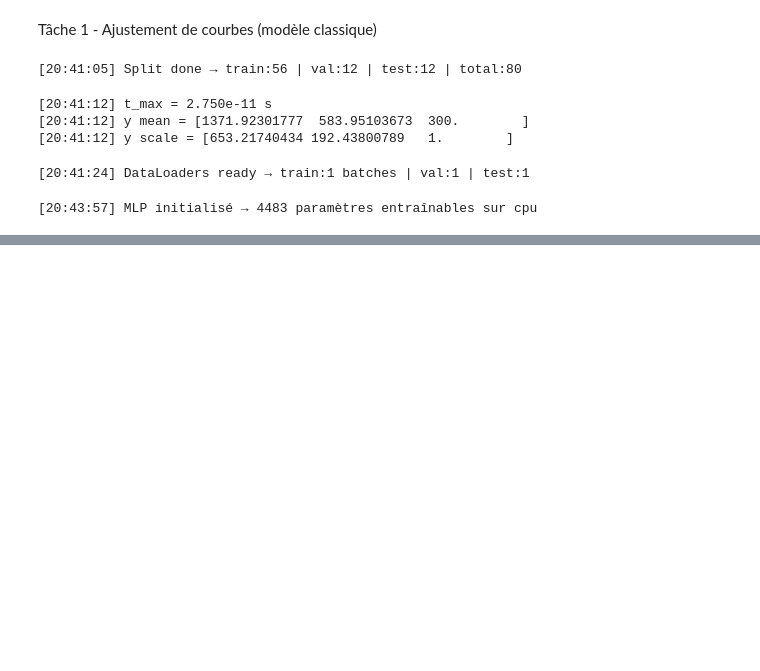
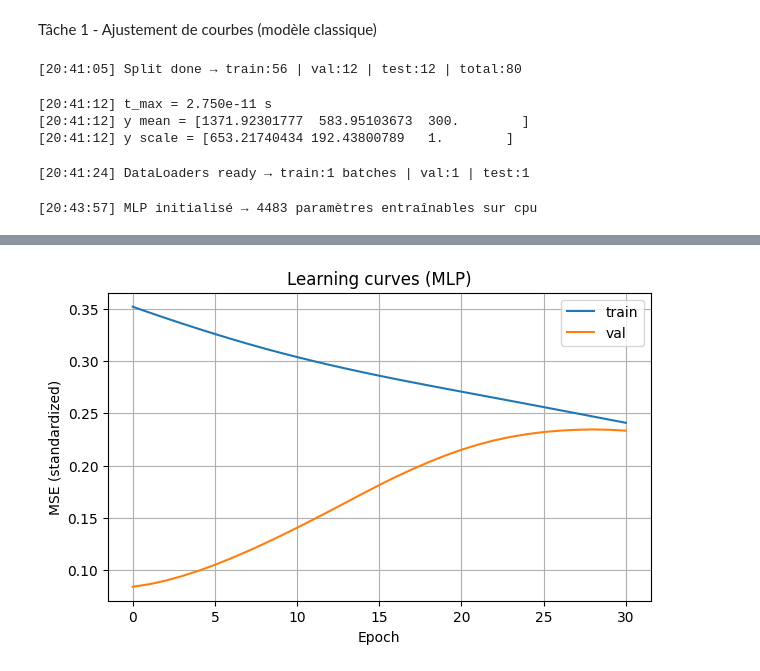
Before and after one commit to hassane-37/DeepLaser, a Jupyter notebook: deeplaser.ipynb, the cells around one changed output, grey strips where cells are left out. Cells and saved outputs as stored; diff of their text form; code cells hidden in the pictures; blank space fills up the shorter version.

Commit message:
visualisation learning curves

```diff
--- a/deeplaser.ipynb
+++ b/deeplaser.ipynb
@@ -225,0 +226,11 @@ log("Best model restored.")
+# %%
+plt.figure(figsize=(7,4))
+plt.plot(history["train"], label="train")
+plt.plot(history["val"], label="val")
+plt.xlabel("Epoch"); plt.ylabel("MSE (standardized)")
+plt.title("Learning curves (MLP)")
+plt.legend(); plt.grid(True)
+plt.show()
+log("Courbes d’apprentissage affichées.")
+# %% [output]
+[figure, added]
```
Also changed, not shown: parts of 3 cells of this notebook.
